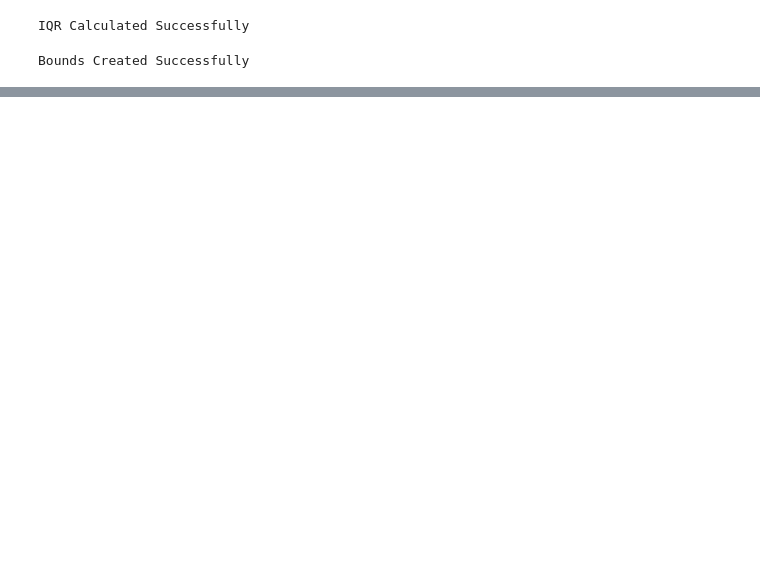
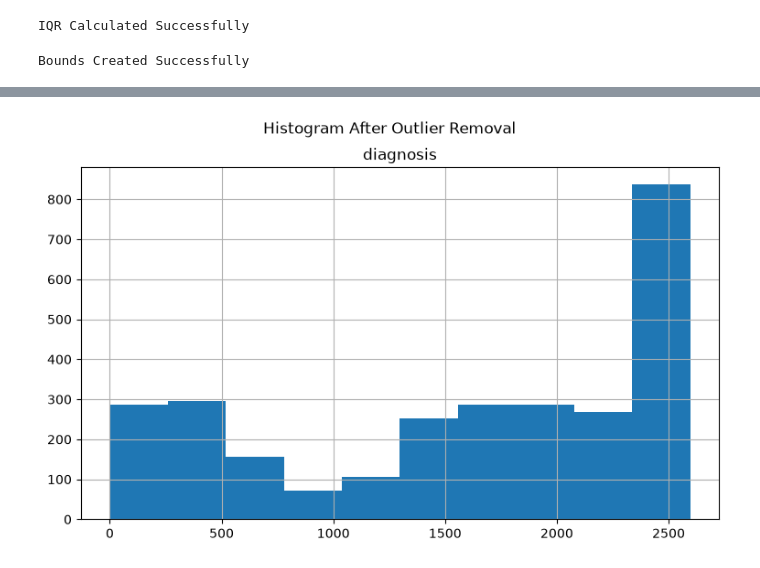
Before and after one commit to shaurovemon75/PML-Assignment-2, a Jupyter notebook: assignment2.ipynb, the cells around one changed output, grey strips where cells are left out. Drawn from its saved outputs; the diff is of its cells as text; code cells hidden in the pictures; blank space fills up the shorter version.

Commit message:
Visualize cleaned dataset and finalize analysis

```diff
--- a/assignment2.ipynb
+++ b/assignment2.ipynb
@@ -218,0 +212,10 @@ print("After Outlier Removal :", df_clean.shape)
+# %%
+import matplotlib.pyplot as plt
+
+df_clean.hist(figsize=(9,5))
+
+plt.suptitle("Histogram After Outlier Removal")
+
+plt.show()
+# %% [output]
+[figure, added]
```
Also changed, not shown: parts of 4 cells of this notebook.
